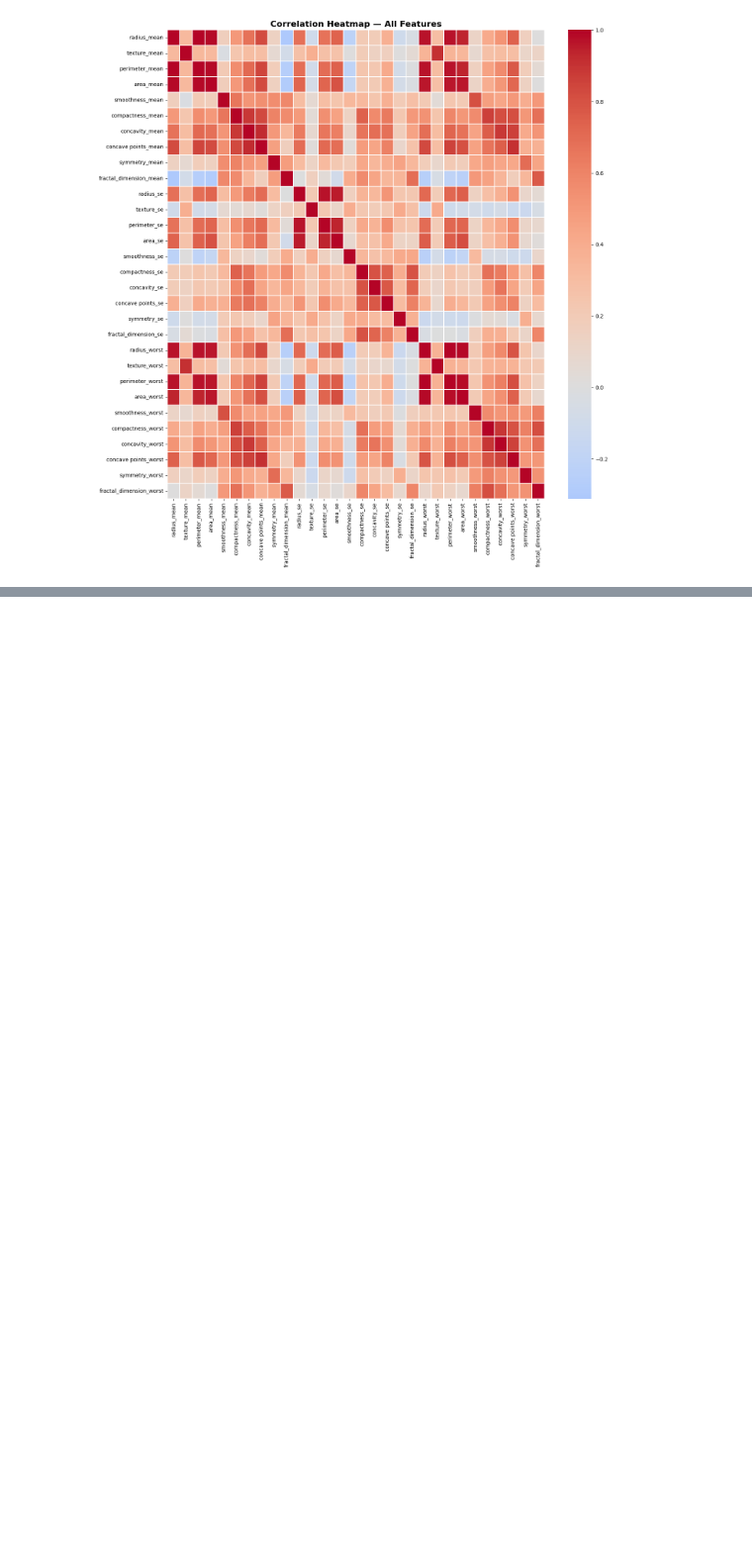
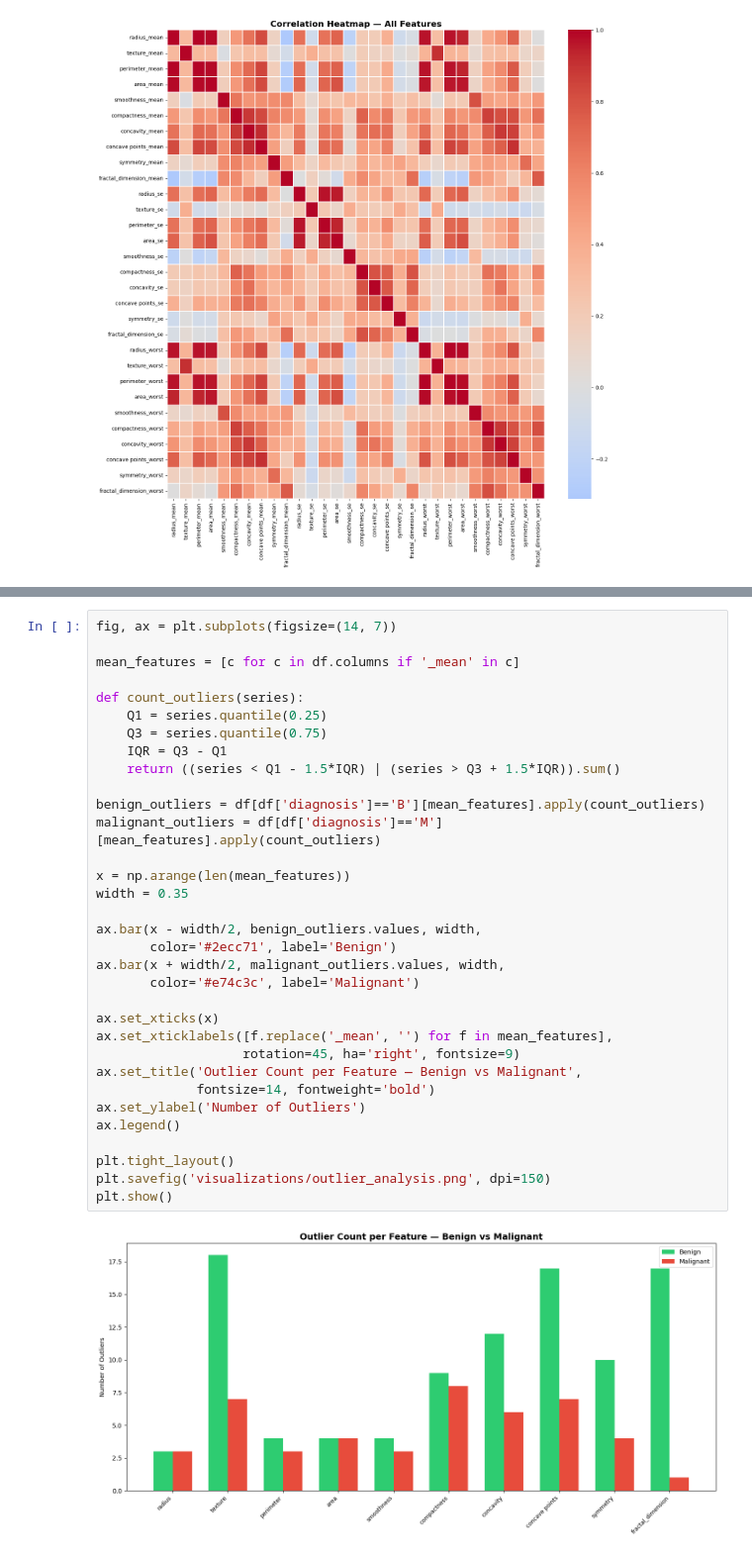
Before and after one commit to john-nio/eda-project, a Jupyter notebook: breast_cancer/breast_cancer.ipynb, the cells around one changed output, grey strips where cells are left out. Shown at 99% size. Cells and saved outputs as stored; diff of their text form; blank space fills up the shorter version.

```diff
--- a/breast_cancer/breast_cancer.ipynb
+++ b/breast_cancer/breast_cancer.ipynb
@@ -507,0 +535,35 @@ plt.show()
+# %%
+fig, ax = plt.subplots(figsize=(14, 7))
+
+mean_features = [c for c in df.columns if '_mean' in c]
+
+def count_outliers(series):
+    Q1 = series.quantile(0.25)
+    Q3 = series.quantile(0.75)
+    IQR = Q3 - Q1
+    return ((series < Q1 - 1.5*IQR) | (series > Q3 + 1.5*IQR)).sum()
+
+benign_outliers = df[df['diagnosis']=='B'][mean_features].apply(count_outliers)
+malignant_outliers = df[df['diagnosis']=='M'][mean_features].apply(count_outliers)
+
+x = np.arange(len(mean_features))
+width = 0.35
+
+ax.bar(x - width/2, benign_outliers.values, width,
+       color='#2ecc71', label='Benign')
+ax.bar(x + width/2, malignant_outliers.values, width,
+       color='#e74c3c', label='Malignant')
+
+ax.set_xticks(x)
+ax.set_xticklabels([f.replace('_mean', '') for f in mean_features],
+                   rotation=45, ha='right', fontsize=9)
+ax.set_title('Outlier Count per Feature — Benign vs Malignant',
+             fontsize=14, fontweight='bold')
+ax.set_ylabel('Number of Outliers')
+ax.legend()
+
+plt.tight_layout()
+plt.savefig('visualizations/outlier_analysis.png', dpi=150)
+plt.show()
+# %% [output]
+[figure, added]
```
Also changed, not shown: parts of 3 cells of this notebook, 1 other file.
